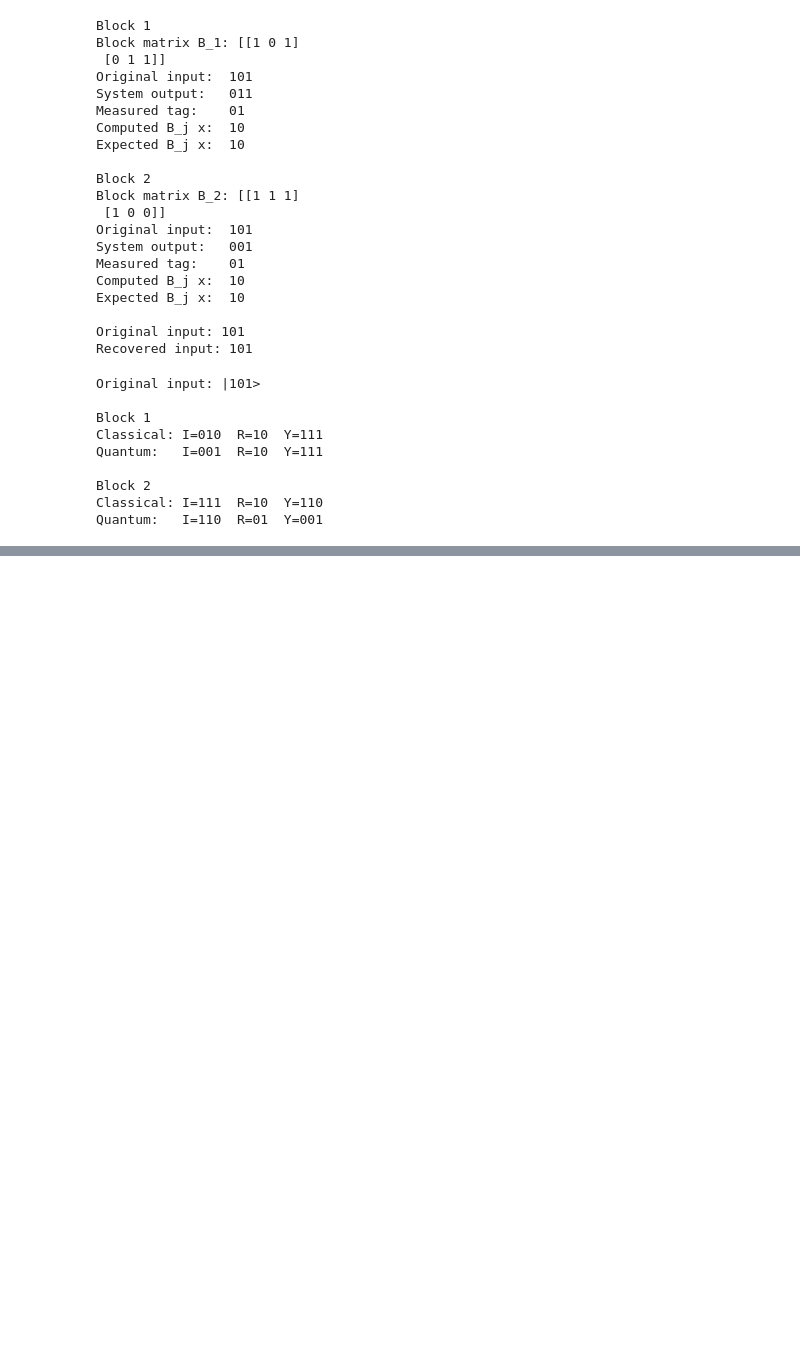
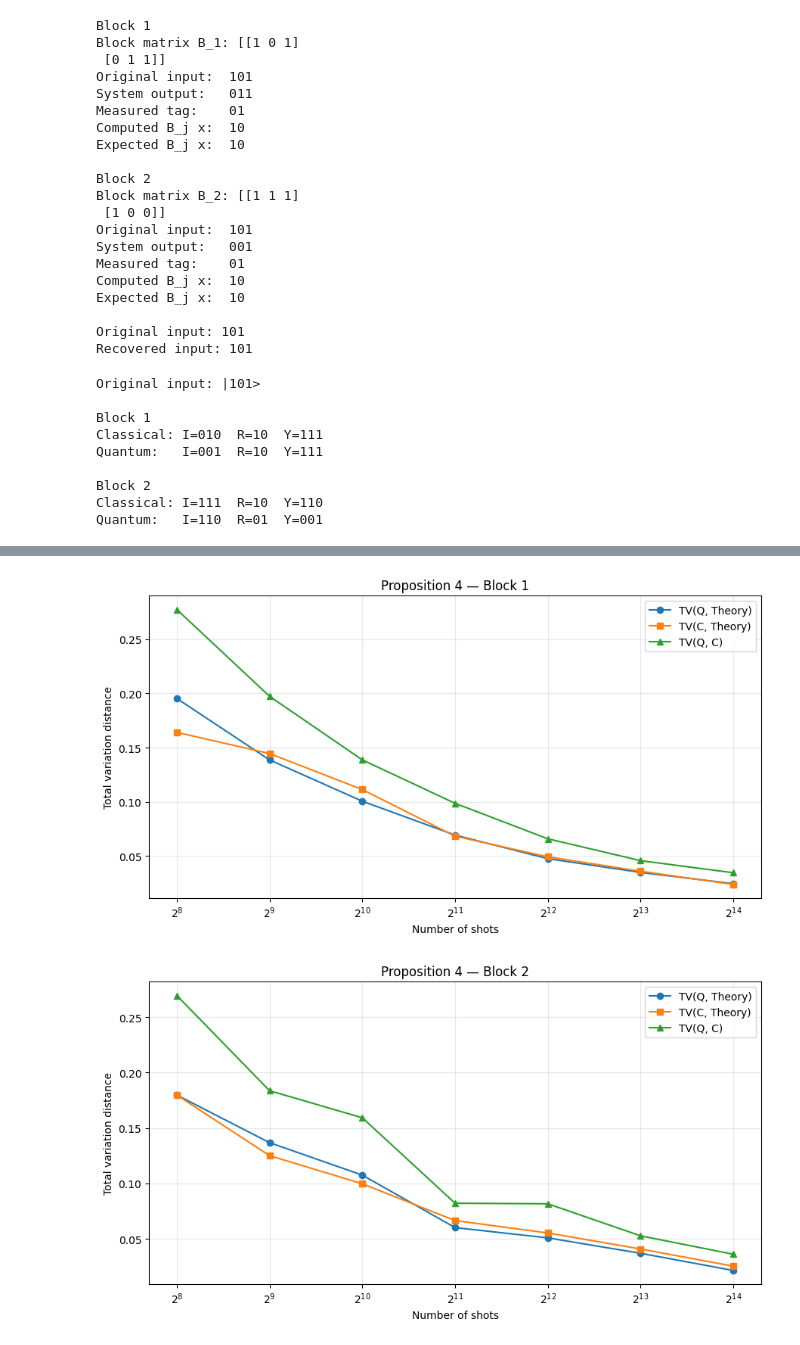
Before and after one commit to NesyaLab/ISCAS2027, a Jupyter notebook: notebooks/Circuit_level_inversion_security_LCU.ipynb, the cells around one changed output, grey strips where cells are left out. Cells and saved outputs as stored; diff of their text form; code cells hidden in the pictures; blank space fills up the shorter version.

```diff
--- a/notebooks/Circuit_level_inversion_security_LCU.ipynb
+++ b/notebooks/Circuit_level_inversion_security_LCU.ipynb
@@ -459,0 +997,38 @@ monotonically because the samples are random.
+# %%
+# ============================================================
+# PROPOSITION 4 — PER-BLOCK CONVERGENCE
+# ============================================================
+
+for j in range(model.nu):
+
+    block_df = convergence_df[
+        convergence_df["Block"] == j + 1
+    ].sort_values("Shots")
+
+    fig, ax = plt.subplots(figsize=(9, 5))
+
+    for column, marker in [
+        ("TV(Q, Theory)", "o"),
+        ("TV(C, Theory)", "s"),
+        ("TV(Q, C)", "^"),
+    ]:
+        ax.plot(
+            block_df["Shots"],
+            block_df[column],
+            marker=marker,
+            label=column,
+        )
+
+    ax.set_xscale("log", base=2)
+    ax.set_xlabel("Number of shots")
+    ax.set_ylabel("Total variation distance")
+    ax.set_title(f"Proposition 4 — Block {j + 1}")
+
+    ax.grid(alpha=0.3)
+    ax.legend()
+
+    plt.tight_layout()
+    plt.show()
+# %% [output]
+[figure, added]
+[figure, added]
```
Also changed, not shown: parts of 17 cells of this notebook.
